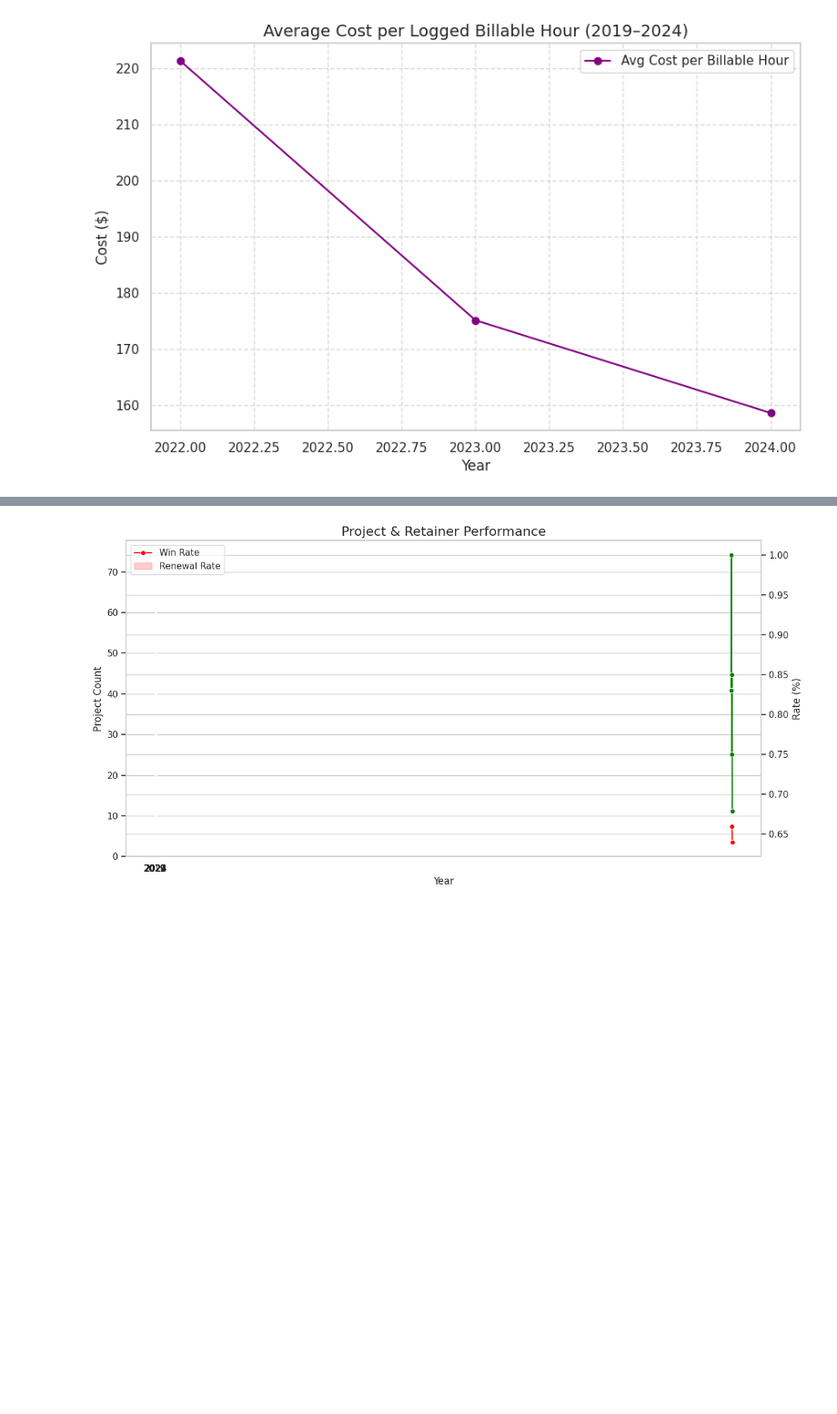
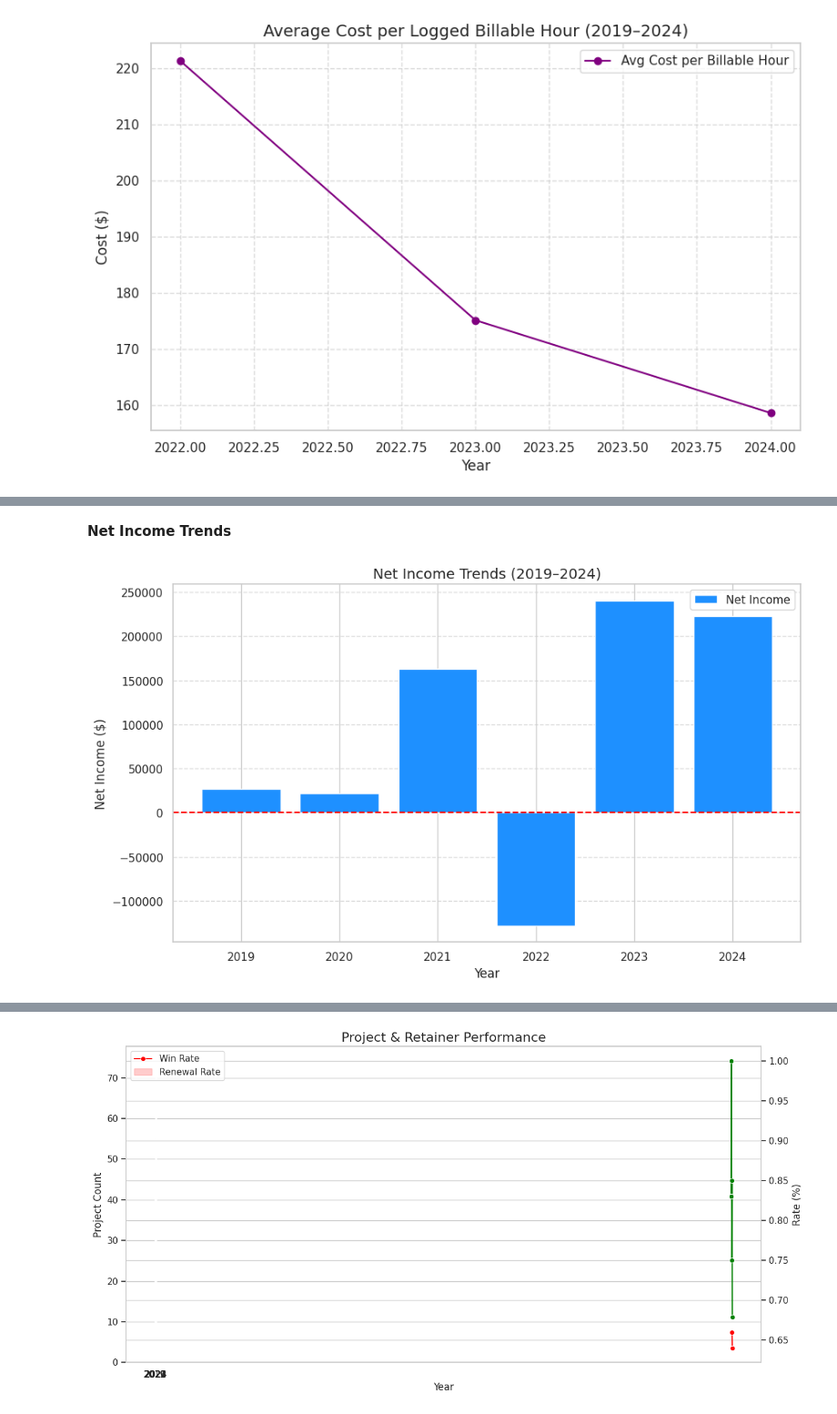
Before and after one commit to chipojaya1/pro_bono_dd, a Jupyter notebook: Efficiency_Report.ipynb, the cells around one changed output, grey strips where cells are left out. Shown at 91% size. Saved outputs shown, nothing was run; the diff lists cells and outputs as text; code cells hidden in the pictures; blank space fills up the shorter version.

```diff
--- a/Efficiency_Report.ipynb
+++ b/Efficiency_Report.ipynb
@@ -243,0 +257,19 @@ plt.show()
+# %% [markdown]
+**Net Income Trends**
+# %%
+# Prepare data
+net_income = all['Net_Income']
+
+# Plot bar chart
+plt.figure(figsize=(10, 6))
+plt.bar(years, net_income, color='dodgerblue', label='Net Income')
+plt.axhline(0, color='red', linestyle='--')  # Add a horizontal line at zero
+plt.title('Net Income Trends (2019–2024)', fontsize=14)
+plt.xlabel('Year')
+plt.ylabel('Net Income ($)')
+plt.grid(axis='y', linestyle='--', alpha=0.7)
+plt.legend()
+plt.tight_layout()
+plt.show()
+# %% [output]
+[figure, added]
```
Also changed, not shown: parts of 32 cells of this notebook.
